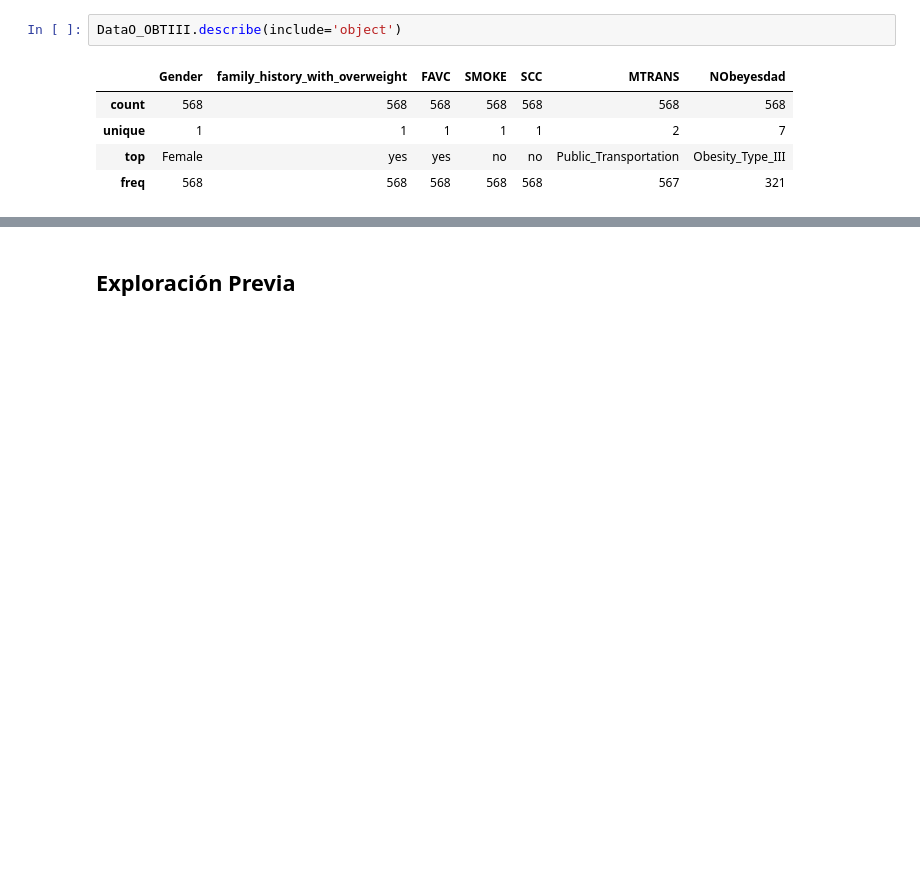
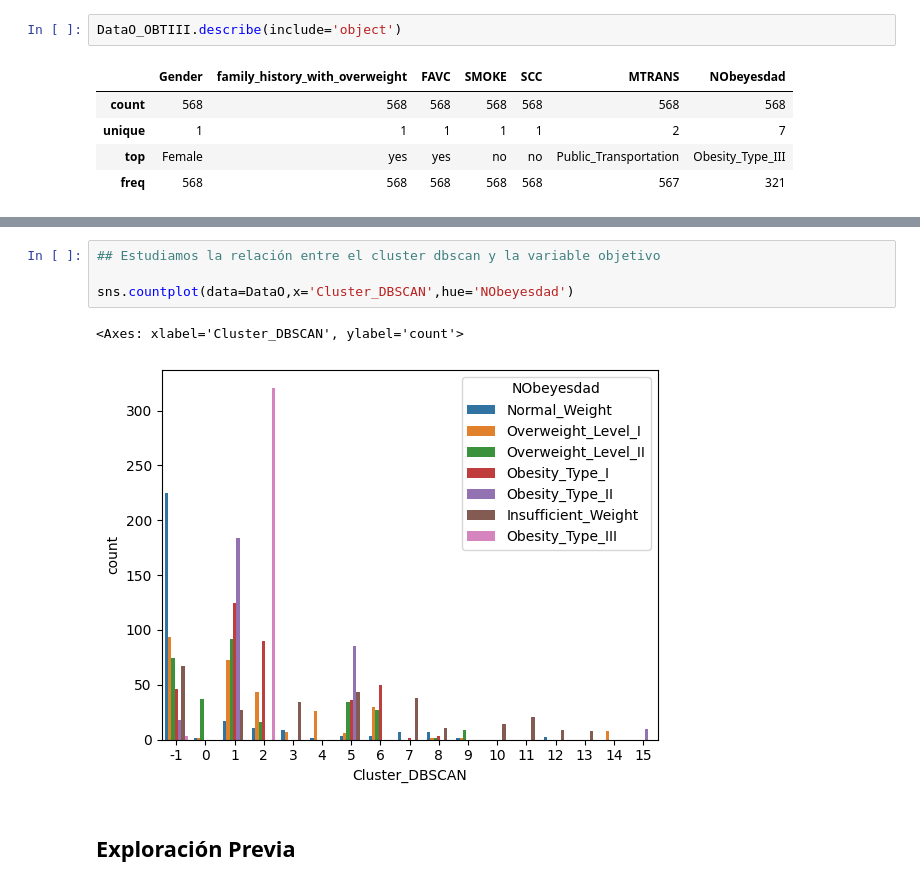
Before and after one commit to Izainea/Proyecto_1, a Jupyter notebook: Código/Caso Obesidad-2024_ML_VIRTUAL.ipynb, the cells around one changed output, grey strips where cells are left out. Cells and saved outputs as stored; diff of their text form; blank space fills up the shorter version.

```diff
--- a/Código/Caso Obesidad-2024_ML_VIRTUAL.ipynb
+++ b/Código/Caso Obesidad-2024_ML_VIRTUAL.ipynb
@@ -358,3 +392,10 @@ Name: count, dtype: int64
+# %%
+## Estudiamos la relación entre el cluster dbscan y la variable objetivo
+
+sns.countplot(data=DataO,x='Cluster_DBSCAN',hue='NObeyesdad')
+# %% [output]
+<Axes: xlabel='Cluster_DBSCAN', ylabel='count'>
+[figure, added]
 # %% [markdown]
 ## Exploración Previa
 # %% [markdown]
```
Also changed, not shown: parts of 6 cells of this notebook.
